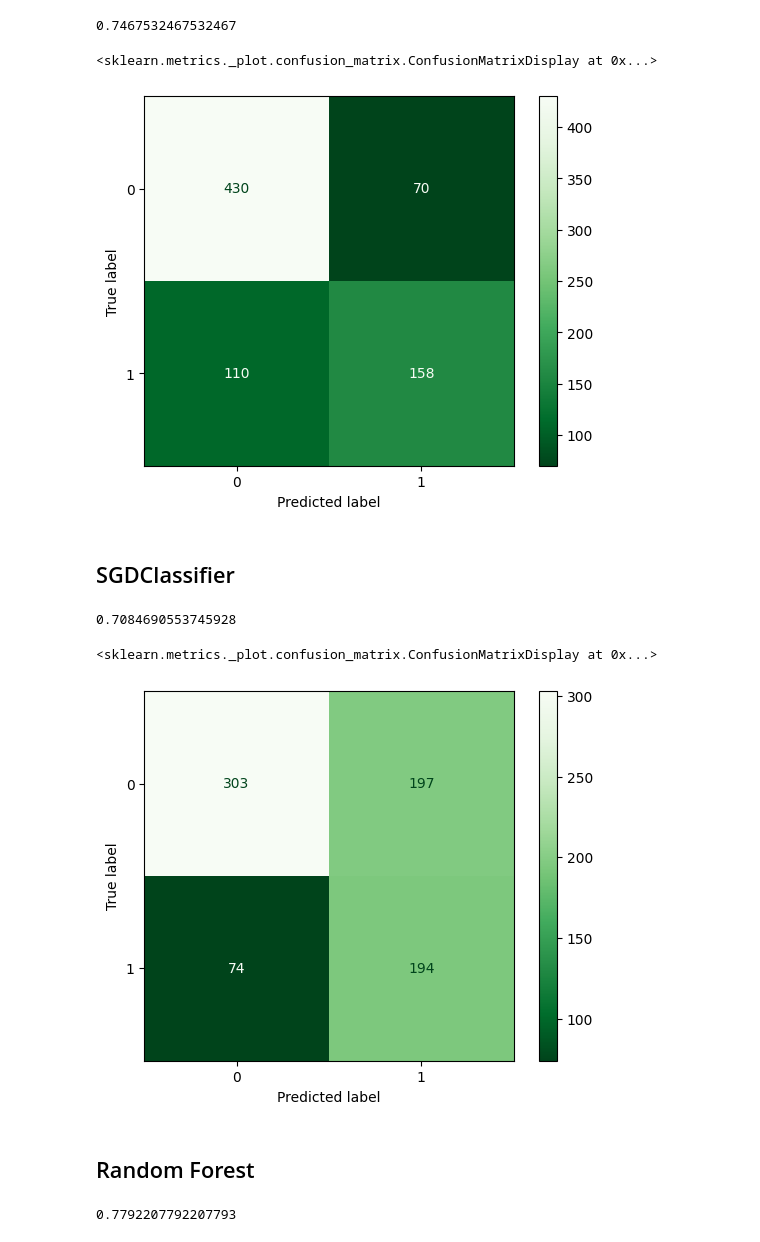
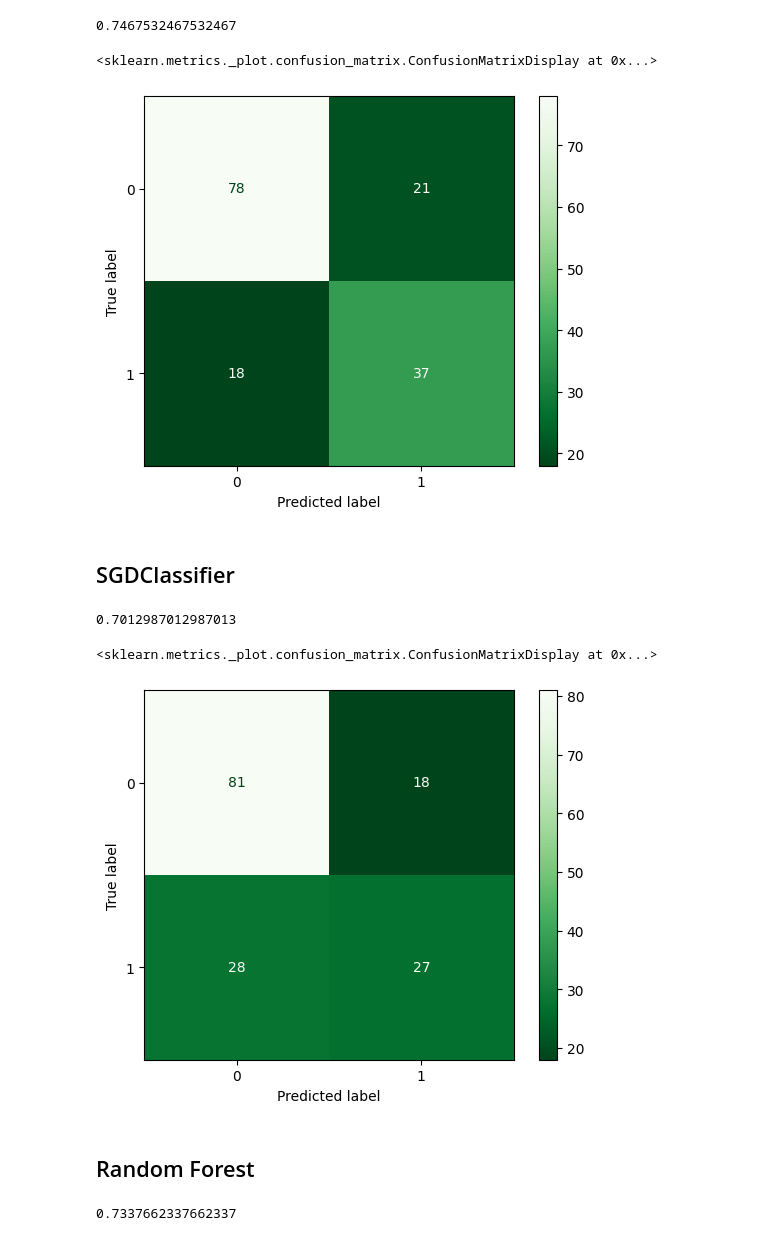
Before and after one commit to DawidWyskwarski/Predicting-Diabetes, a Jupyter notebook: predicting_diabetes.ipynb, the cells around one changed output. Drawn from its saved outputs; the diff is of its cells as text; code cells hidden in the pictures.

```diff
--- a/predicting_diabetes.ipynb
+++ b/predicting_diabetes.ipynb
@@ -189,10 +189,10 @@ lo_reg.score(X_test,y_test)
 # %%
 from sklearn.metrics import ConfusionMatrixDisplay
 
-ConfusionMatrixDisplay.from_predictions(y,lo_reg_pred, cmap="Greens_r")
+ConfusionMatrixDisplay.from_predictions(y_test,lo_reg_pred, cmap="Greens_r")
 # %% [output]
 <sklearn.metrics._plot.confusion_matrix.ConfusionMatrixDisplay at 0x...>
-[figure, old version]
+[figure, new version]
 # %% [markdown]
 ## SGDClassifier
 # %%
@@ -202,16 +202,16 @@ sgdc = SGDClassifier()
 
 sgdc.fit(X_train,y_train)
 
-sgdc_pred = sgdc.predict(X_scaled)
+sgdc_pred = sgdc.predict(X_test)
 
 sgdc.score(X_test,y_test)
 # %% [output]
-0.7084690553745928
+0.7012987012987013
 # %%
-ConfusionMatrixDisplay.from_predictions(y,sgdc_pred, cmap="Greens_r")
+ConfusionMatrixDisplay.from_predictions(y_test,sgdc_pred, cmap="Greens_r")
 # %% [output]
 <sklearn.metrics._plot.confusion_matrix.ConfusionMatrixDisplay at 0x...>
-[figure, old version]
+[figure, new version]
 # %% [markdown]
 ## Random Forest
 # %%
@@ -221,9 +221,9 @@ rfc = RandomForestClassifier()
 
 rfc.fit(X_train,y_train)
 
-rfc_pred = rfc.predict(X_scaled)
+rfc_pred = rfc.predict(X_test)
 
 rfc.score(X_test,y_test)
 # %% [output]
-0.7792207792207793
+0.7337662337662337
 # %%
```
Also changed, not shown: parts of 17 cells of this notebook.
